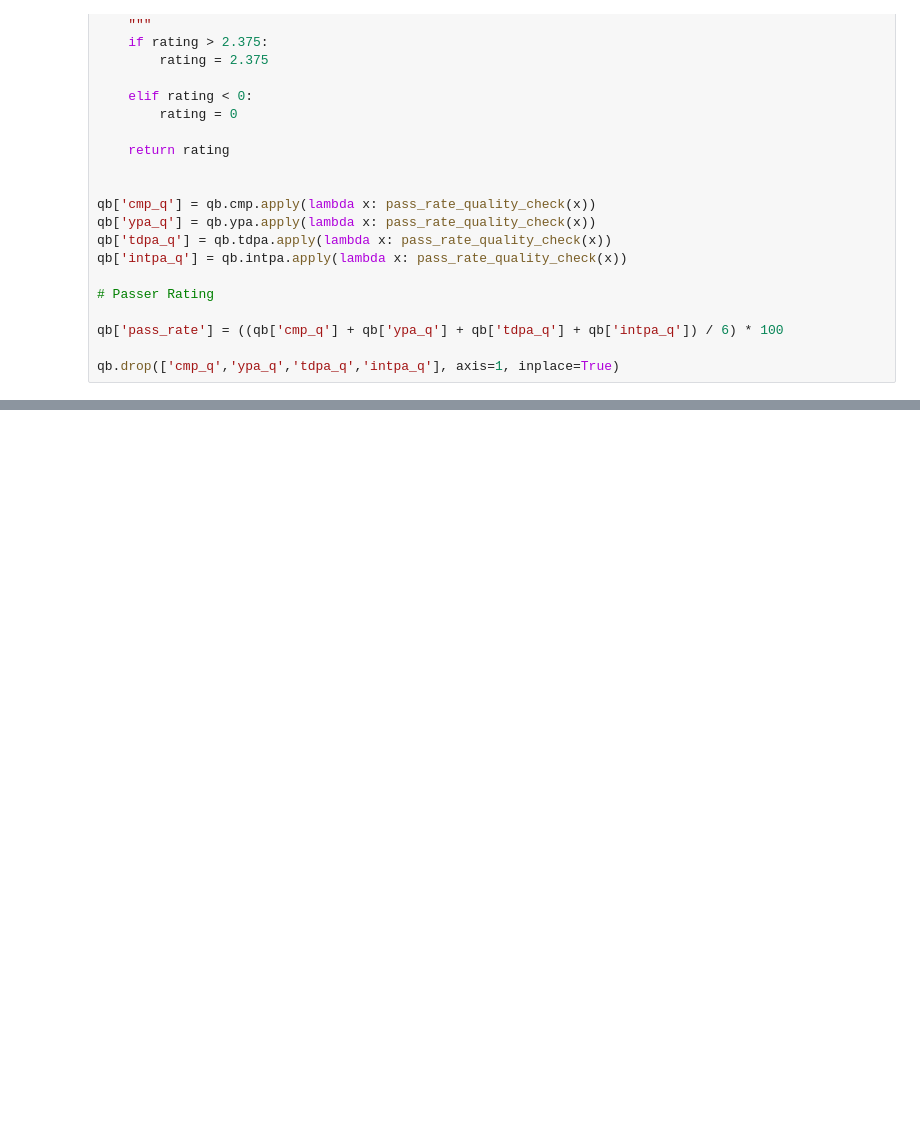
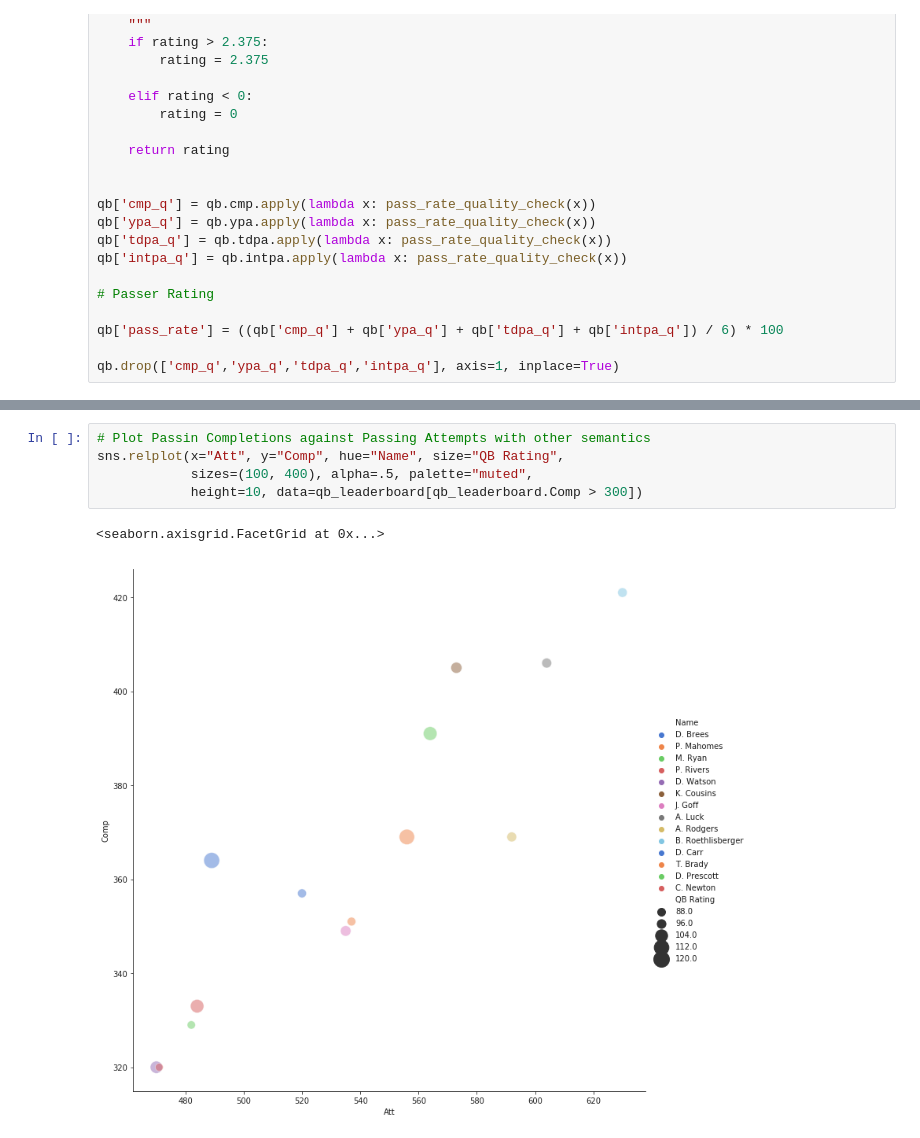
Before and after one commit to naivelogic/NFL-smarter-football, a Jupyter notebook: In Development/(dev) NFL Quarterback Rating.ipynb, the cells around one changed output, grey strips where cells are left out. Saved outputs shown, nothing was run; the diff lists cells and outputs as text; blank space fills up the shorter version.

```diff
--- a/In Development/(dev) NFL Quarterback Rating.ipynb
+++ b/In Development/(dev) NFL Quarterback Rating.ipynb
@@ -155,0 +196,8 @@ qb
+# %%
+# Plot Passin Completions against Passing Attempts with other semantics
+sns.relplot(x="Att", y="Comp", hue="Name", size="QB Rating",
+            sizes=(100, 400), alpha=.5, palette="muted",
+            height=10, data=qb_leaderboard[qb_leaderboard.Comp > 300])
+# %% [output]
+<seaborn.axisgrid.FacetGrid at 0x...>
+[figure, added]
```
Also changed, not shown: parts of 10 cells of this notebook.
